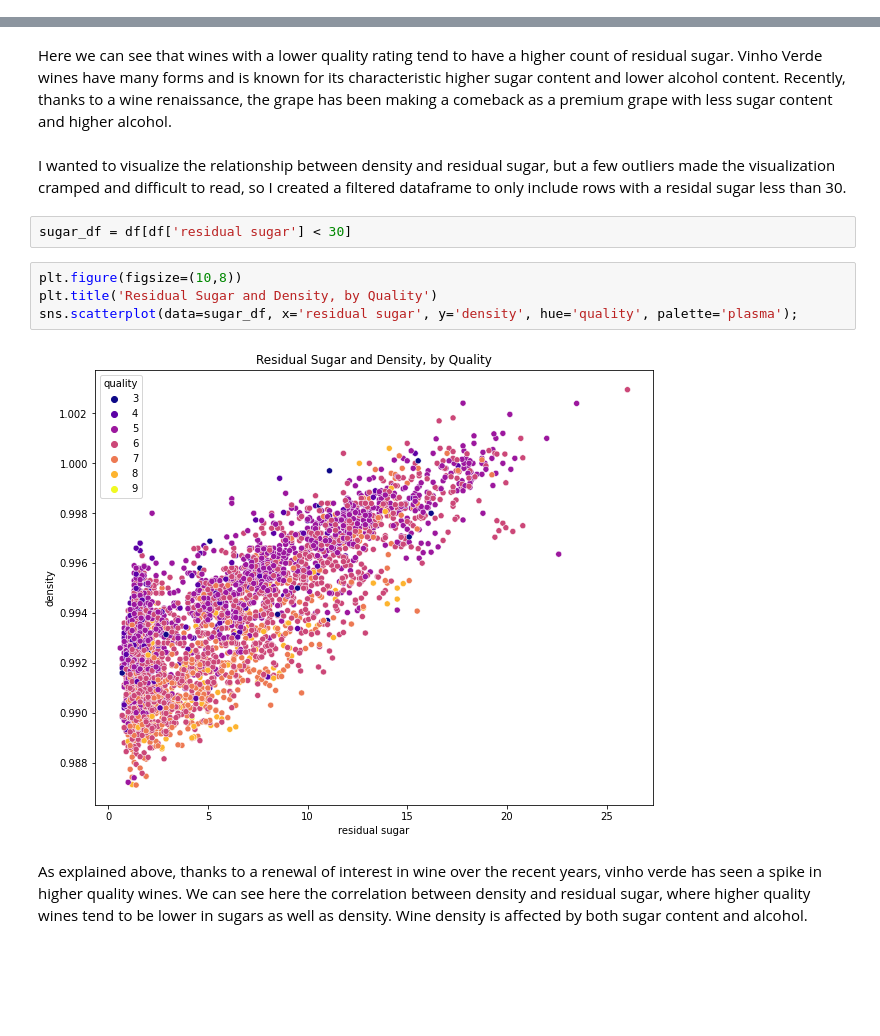
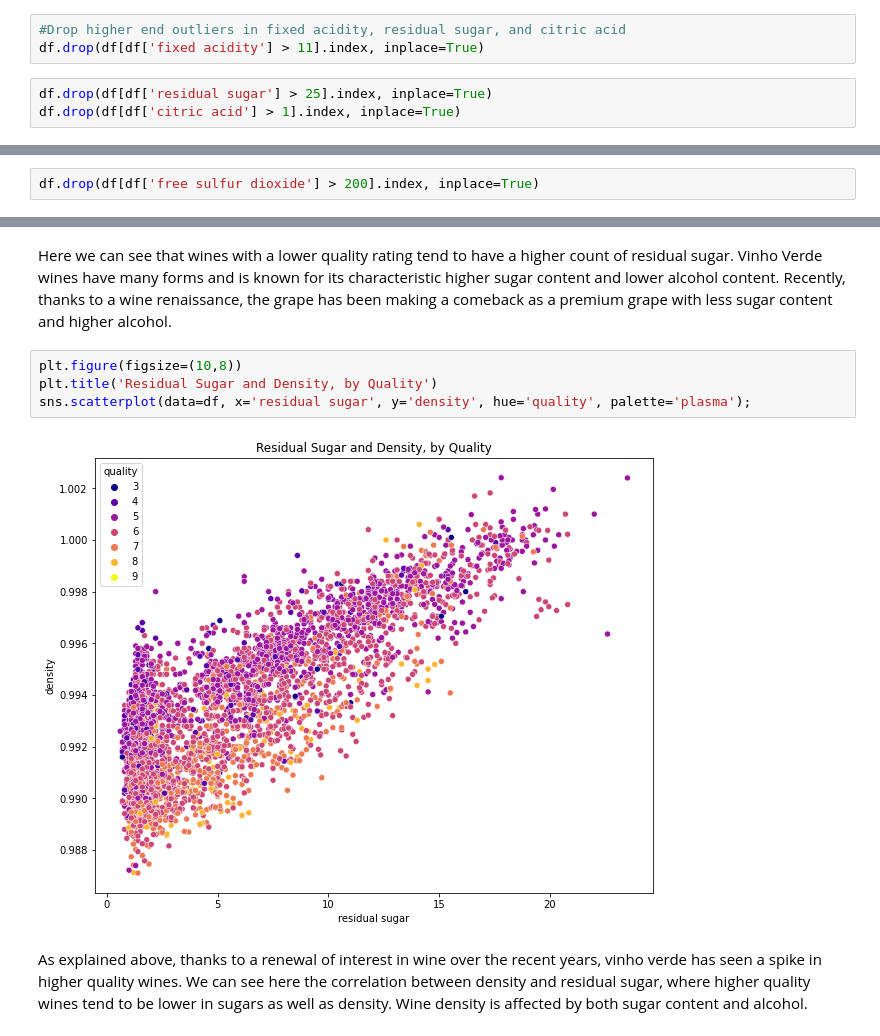
Before and after one commit to LauraDimaria/Project_2, a Jupyter notebook: White_Wine_Quality.ipynb, the cells around one changed output, grey strips where cells are left out. Drawn from its saved outputs; the diff is of its cells as text; blank space fills up the shorter version.

```diff
--- a/White_Wine_Quality.ipynb
+++ b/White_Wine_Quality.ipynb
@@ -86 +91,7 @@ df.describe()
+# %%
+#Drop higher end outliers in fixed acidity, residual sugar, and citric acid
+df.drop(df[df['fixed acidity'] > 11].index, inplace=True)
+# %%
+df.drop(df[df['residual sugar'] > 25].index, inplace=True)
+df.drop(df[df['citric acid'] > 1].index, inplace=True)
 # %%
@@ -116,6 +128,8 @@ plt.title('Chlorides')
 plt.boxplot(df['chlorides']);
 # %% [output]
 [figure]
+# %%
+df.drop(df[df['free sulfur dioxide'] > 200].index, inplace=True)
 # %%
 fig, axes = plt.subplots(nrows = 1, ncols = 2, figsize=(8,6));
 
@@ -194,14 +206,10 @@ sns.barplot(x='quality', y='residual sugar', data=df, ci=None, palette='plasma')
 # %% [markdown]
 Here we can see that wines with a lower quality rating tend to have a higher count of residual sugar. Vinho Verde wines have many forms and is known for its characteristic higher sugar content and lower alcohol content. Recently, thanks to a wine renaissance, the grape has been making a comeback as a premium grape with less sugar content and higher alcohol.
-# %% [markdown]
-I wanted to visualize the relationship between density and residual sugar, but a few outliers made the visualization cramped and difficult to read, so I created a filtered dataframe to only include rows with a residal sugar less than 30.
-# %%
-sugar_df = df[df['residual sugar'] < 30]
 # %%
 plt.figure(figsize=(10,8))
 plt.title('Residual Sugar and Density, by Quality')
-sns.scatterplot(data=sugar_df, x='residual sugar', y='density', hue='quality', palette='plasma');
+sns.scatterplot(data=df, x='residual sugar', y='density', hue='quality', palette='plasma');
 # %% [output]
-[figure, old version]
+[figure, new version]
 # %% [markdown]
 As explained above, thanks to a renewal of interest in wine over the recent years, vinho verde has seen a spike in higher quality wines. We can see here the correlation between density and residual sugar, where higher quality wines tend to be lower in sugars as well as density. Wine density is affected by both sugar content and alcohol.
```
Also changed, not shown: parts of 74 cells of this notebook.
